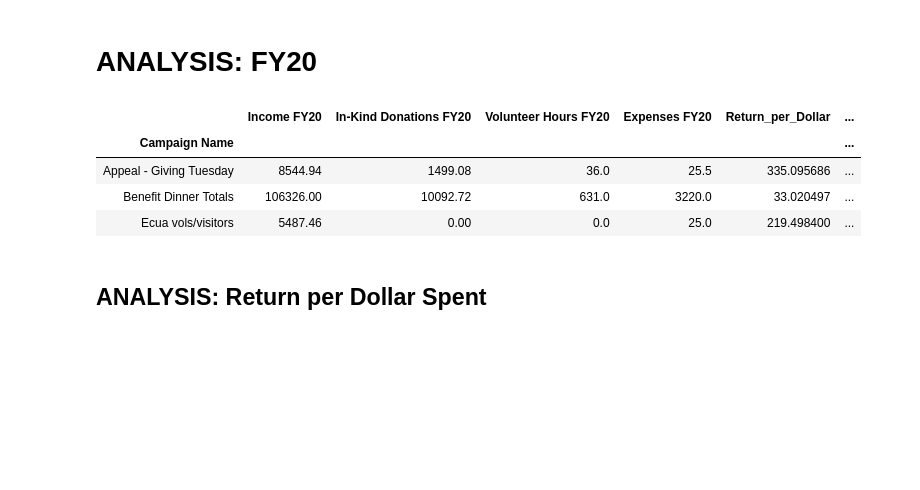
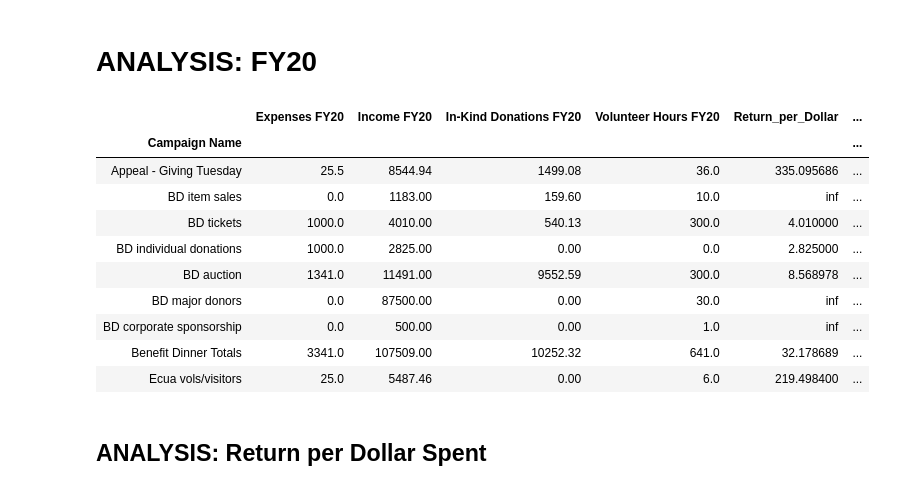
Before and after one commit to patelpurvip/Board-Fundraising-Analysis, a Jupyter notebook: Giving Campaigns Analysis.ipynb, the cells around one changed output. Cells and saved outputs as stored; diff of their text form; code cells hidden in the pictures; blank space fills up the shorter version.

```diff
--- a/Giving Campaigns Analysis.ipynb
+++ b/Giving Campaigns Analysis.ipynb
@@ -58,6 +58,6 @@ Campaigns_to_Analyze
 ## Giving Tuesday FY20 (Copy)
 # %%
 Giving_Tuesday = Campaigns_to_Analyze.iloc[1:2,:]
-Giving_Tuesday = Giving_Tuesday[['Income FY20', 'In-Kind Donations FY20', 'Volunteer Hours FY20', 'Expenses FY20', ]].replace('[\$,]', '', regex=True).astype(float)
+Giving_Tuesday = Giving_Tuesday[['Expenses FY20', 'Income FY20', 'In-Kind Donations FY20', 'Volunteer Hours FY20']].replace('[\$,]', '', regex=True).astype(float)
 Giving_Tuesday
 # %% [output]
@@ -69,7 +69,7 @@ Giving_Tuesday
 # %%
 Ecua_vols = Campaigns_to_Analyze.iloc[2:3,:]
 
-Ecua_vols = Ecua_vols[['Income FY20', 'In-Kind Donations FY20', 'Volunteer Hours FY20', 'Expenses FY20']]
+Ecua_vols = Ecua_vols[['Expenses FY20', 'Income FY20', 'In-Kind Donations FY20', 'Volunteer Hours FY20']]
 Ecua_vols = Ecua_vols.replace('[\$,]', '', regex=True).astype(float)
 Ecua_vols
 # %% [output]
@@ -107,0 +83,5 @@ See the caveats in the documentation: http://pandas.pydata.org/pandas-docs/stabl
+# %%
+BD_20 = Campaigns_to_Analyze.iloc[3:,:]
+BD_20 = BD_20[['Expenses FY20', 'Income FY20', 'In-Kind Donations FY20', 'Volunteer Hours FY20']].replace('[\$,]', '', regex=True).astype(float)
+BD_20.loc['Benefit Dinner Totals'] = BD_20.sum()
+BD_20
@@ -224,18 +214,24 @@ plt.show()
 # %% [markdown]
 # ANALYSIS: FY20
 # %%
-y = [Giving_Tuesday, Benefit_Dinner20, Ecua_vols]
+y = [Giving_Tuesday, BD_20, Ecua_vols]
 FY20_Campaigns = pd.concat(y)
 FY20_Campaigns['Return_per_Dollar'] = FY20_Campaigns['Income FY20']/FY20_Campaigns['Expenses FY20']
 FY20_Campaigns['Return_per_Hour'] = FY20_Campaigns['Income FY20']/FY20_Campaigns['Volunteer Hours FY20']
 FY20_Campaigns.to_csv("./ExcelOutputs/FY20_Campaigns.csv", encoding="utf-8", index=True)
 FY20_Campaigns
 # %% [output]
-|  | Income FY20 | In-Kind Donations FY20 | Volunteer Hours FY20 | Expenses FY20 | Return_per_Dollar | ... |
+|  | Expenses FY20 | Income FY20 | In-Kind Donations FY20 | Volunteer Hours FY20 | Return_per_Dollar | ... |
 | Campaign Name |  |  |  |  |  | ... |
-| Appeal - Giving Tuesday | 8544.94 | 1499.08 | 36.0 | 25.5 | 335.095686 | ... |
-| Benefit Dinner Totals | 106326.00 | 10092.72 | 631.0 | 3220.0 | 33.020497 | ... |
-| Ecua vols/visitors | 5487.46 | 0.00 | 0.0 | 25.0 | 219.498400 | ... |
+| Appeal - Giving Tuesday | 25.5 | 8544.94 | 1499.08 | 36.0 | 335.095686 | ... |
+| BD item sales | 0.0 | 1183.00 | 159.60 | 10.0 | inf | ... |
+| BD tickets | 1000.0 | 4010.00 | 540.13 | 300.0 | 4.010000 | ... |
+| BD individual donations | 1000.0 | 2825.00 | 0.00 | 0.0 | 2.825000 | ... |
+| BD auction | 1341.0 | 11491.00 | 9552.59 | 300.0 | 8.568978 | ... |
+| BD major donors | 0.0 | 87500.00 | 0.00 | 30.0 | inf | ... |
+| BD corporate sponsorship | 0.0 | 500.00 | 0.00 | 1.0 | inf | ... |
+| Benefit Dinner Totals | 3341.0 | 107509.00 | 10252.32 | 641.0 | 32.178689 | ... |
+| Ecua vols/visitors | 25.0 | 5487.46 | 0.00 | 6.0 | 219.498400 | ... |
 # %% [markdown]
 ## ANALYSIS: Return per Dollar Spent
 # %%
```
Also changed, not shown: parts of 13 cells of this notebook, 1 other file.
